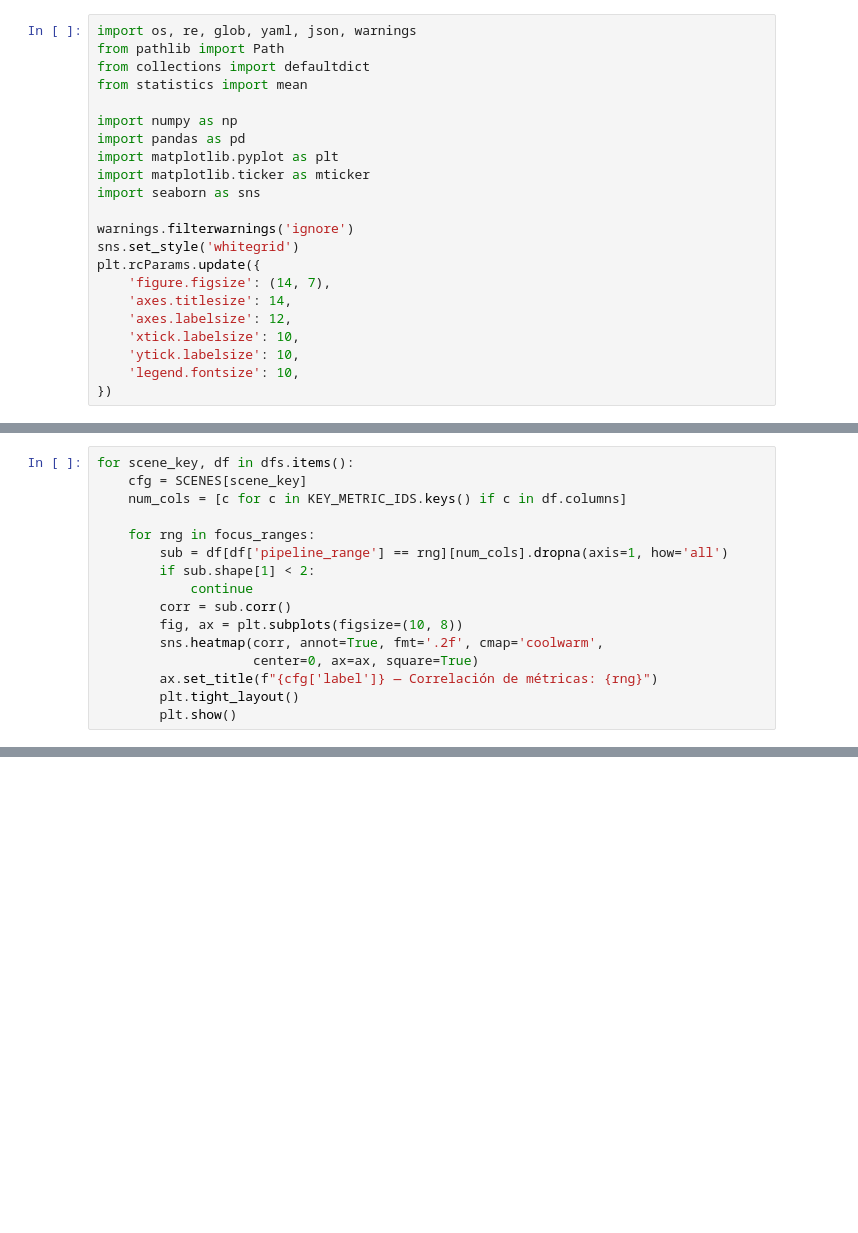
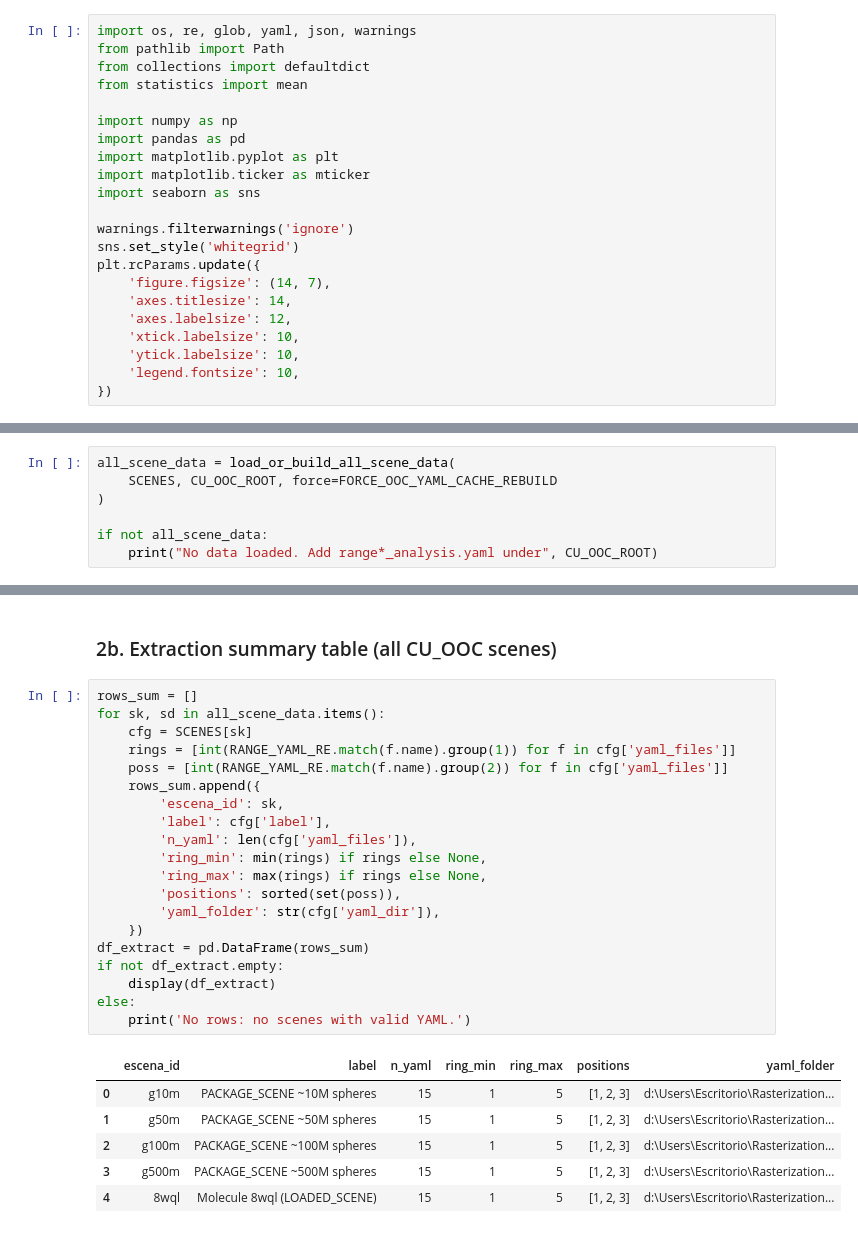
Before and after one commit to SeaMira/Rasterization-Software, a Jupyter notebook: benchmark/nsight_analysis/ooc_package_analysis.ipynb, the cells around one changed output, grey strips where cells are left out. Drawn from its saved outputs; the diff is of its cells as text; blank space fills up the shorter version.

```diff
--- a/benchmark/nsight_analysis/ooc_package_analysis.ipynb
+++ b/benchmark/nsight_analysis/ooc_package_analysis.ipynb
@@ -494,16 +36,0 @@ for scene_key, df in dfs.items():
-# %%
-for scene_key, df in dfs.items():
-    cfg = SCENES[scene_key]
-    num_cols = [c for c in KEY_METRIC_IDS.keys() if c in df.columns]
-
-    for rng in focus_ranges:
-        sub = df[df['pipeline_range'] == rng][num_cols].dropna(axis=1, how='all')
-        if sub.shape[1] < 2:
-            continue
-        corr = sub.corr()
-        fig, ax = plt.subplots(figsize=(10, 8))
-        sns.heatmap(corr, annot=True, fmt='.2f', cmap='coolwarm',
-                    center=0, ax=ax, square=True)
-        ax.set_title(f"{cfg['label']} — Correlación de métricas: {rng}")
-        plt.tight_layout()
-        plt.show()
@@ -1027,0 +476,7 @@ print(f"\n{'=' * 80}")
+# %%
+all_scene_data = load_or_build_all_scene_data(
+    SCENES, CU_OOC_ROOT, force=FORCE_OOC_YAML_CACHE_REBUILD
+)
+
+if not all_scene_data:
+    print("No data loaded. Add range*_analysis.yaml under", CU_OOC_ROOT)
@@ -1027,0 +495,29 @@ print(f"\n{'=' * 80}")
+# %% [markdown]
+### 2b. Extraction summary table (all CU\_OOC scenes)
+# %%
+rows_sum = []
+for sk, sd in all_scene_data.items():
+    cfg = SCENES[sk]
+    rings = [int(RANGE_YAML_RE.match(f.name).group(1)) for f in cfg['yaml_files']]
+    poss = [int(RANGE_YAML_RE.match(f.name).group(2)) for f in cfg['yaml_files']]
+    rows_sum.append({
+        'escena_id': sk,
+        'label': cfg['label'],
+        'n_yaml': len(cfg['yaml_files']),
+        'ring_min': min(rings) if rings else None,
+        'ring_max': max(rings) if rings else None,
+        'positions': sorted(set(poss)),
+        'yaml_folder': str(cfg['yaml_dir']),
+    })
+df_extract = pd.DataFrame(rows_sum)
+if not df_extract.empty:
+    display(df_extract)
+else:
+    print('No rows: no scenes with valid YAML.')
+# %% [output]
+|  | escena_id | label | n_yaml | ring_min | ring_max | positions | yaml_folder |
+| 0 | g10m | PACKAGE_SCENE ~10M spheres | 15 | 1 | 5 | [1, 2, 3] | d:\Users\Escritorio\Rasterization... |
+| 1 | g50m | PACKAGE_SCENE ~50M spheres | 15 | 1 | 5 | [1, 2, 3] | d:\Users\Escritorio\Rasterization... |
+| 2 | g100m | PACKAGE_SCENE ~100M spheres | 15 | 1 | 5 | [1, 2, 3] | d:\Users\Escritorio\Rasterization... |
+| 3 | g500m | PACKAGE_SCENE ~500M spheres | 15 | 1 | 5 | [1, 2, 3] | d:\Users\Escritorio\Rasterization... |
+| 4 | 8wql | Molecule 8wql (LOADED_SCENE) | 15 | 1 | 5 | [1, 2, 3] | d:\Users\Escritorio\Rasterization... |
```
Also changed, not shown: parts of 104 cells of this notebook, 36 other files.
